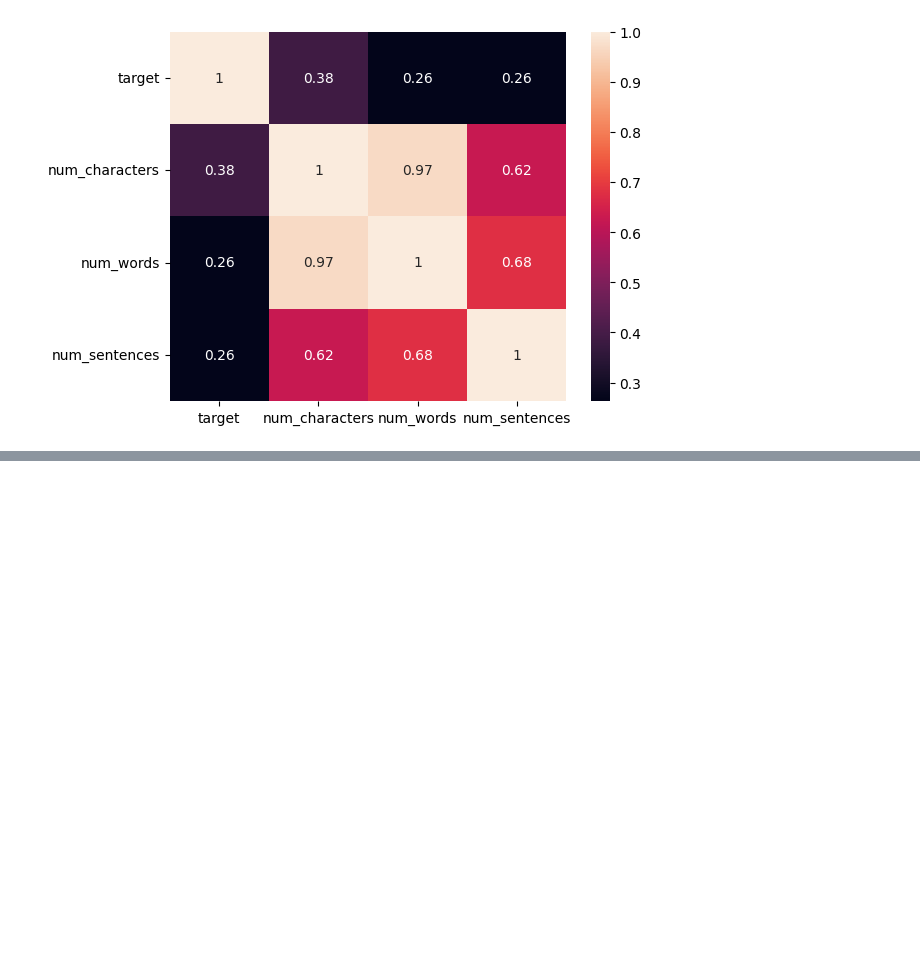
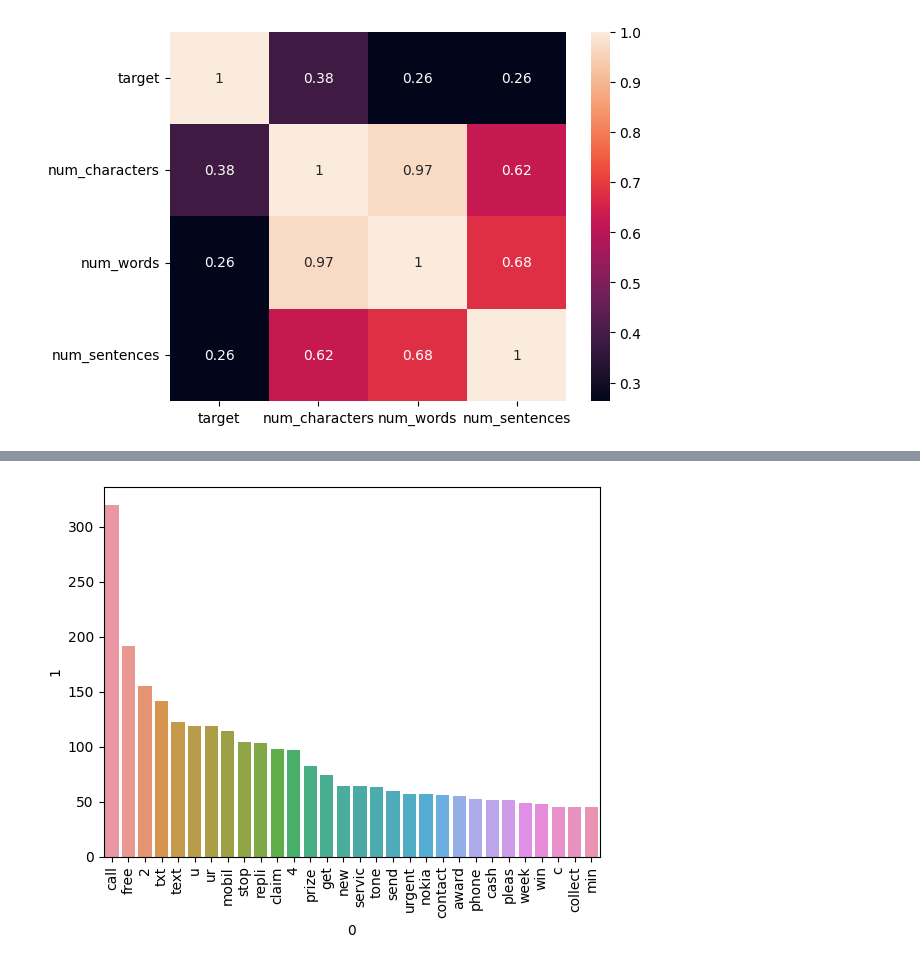
Before and after one commit to Haidermb/Email-Spam-classifier, a Jupyter notebook: Spam_Classifier.ipynb, the cells around one changed output, grey strips where cells are left out. Saved outputs shown, nothing was run; the diff lists cells and outputs as text; code cells hidden in the pictures; blank space fills up the shorter version.

```diff
--- a/Spam_Classifier.ipynb
+++ b/Spam_Classifier.ipynb
@@ -285,0 +398,5 @@ sns.heatmap(df.corr(),annot=True)
+# %%
+spam_corpus = []
+for msg in df[df['target'] == 1]['transformed_text'].tolist():
+    for word in msg.split():
+        spam_corpus.append(word)
@@ -285,0 +407,4 @@ sns.heatmap(df.corr(),annot=True)
+# %%
+from collections import Counter
+
+spam = pd.DataFrame(Counter(spam_corpus).most_common(30))
@@ -285,0 +420,6 @@ sns.heatmap(df.corr(),annot=True)
+# %%
+sns.barplot(data=spam , x = 0 , y = 1 )
+plt.xticks(rotation='vertical')
+plt.show()
+# %% [output]
+[figure, added]
```
Also changed, not shown: parts of 28 cells of this notebook.
